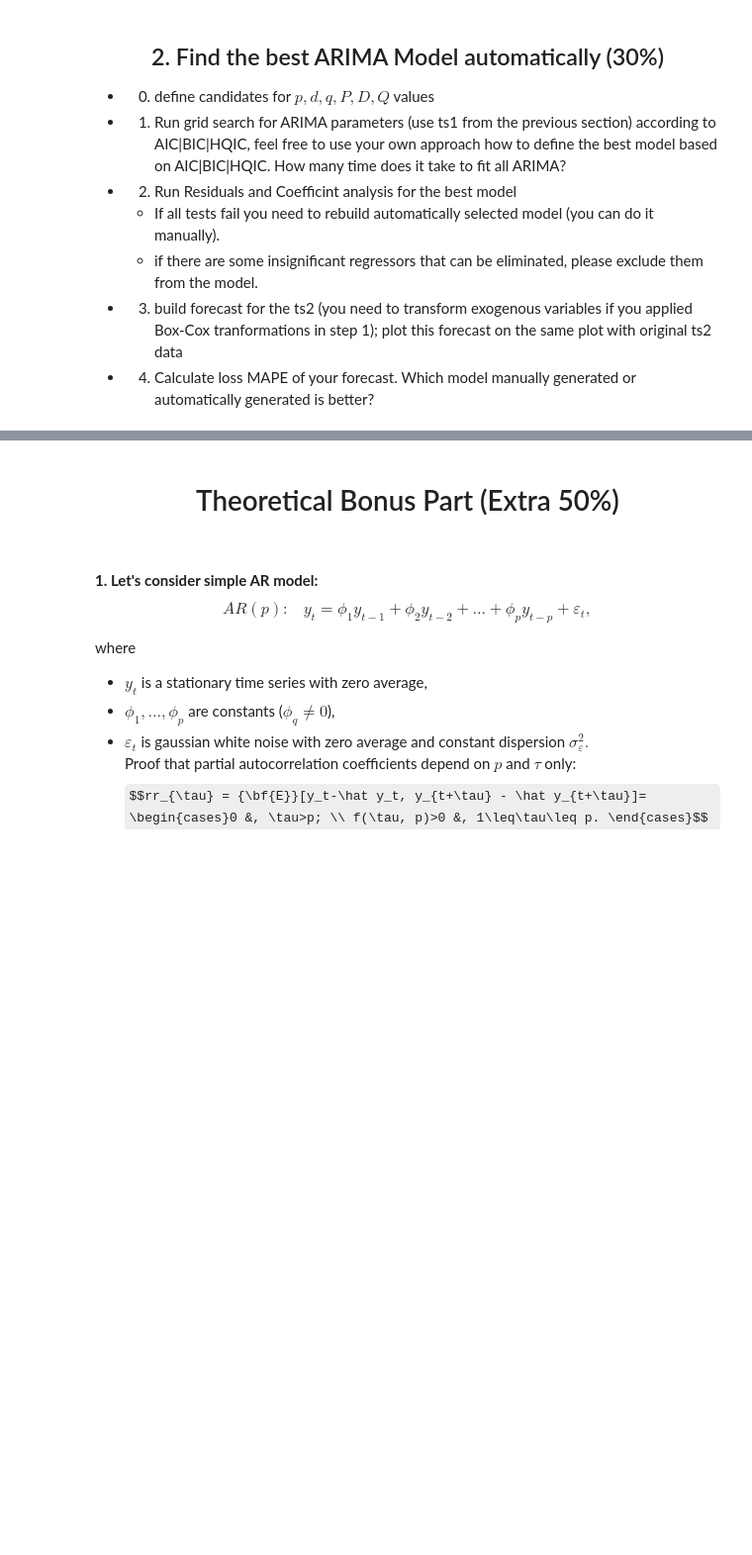
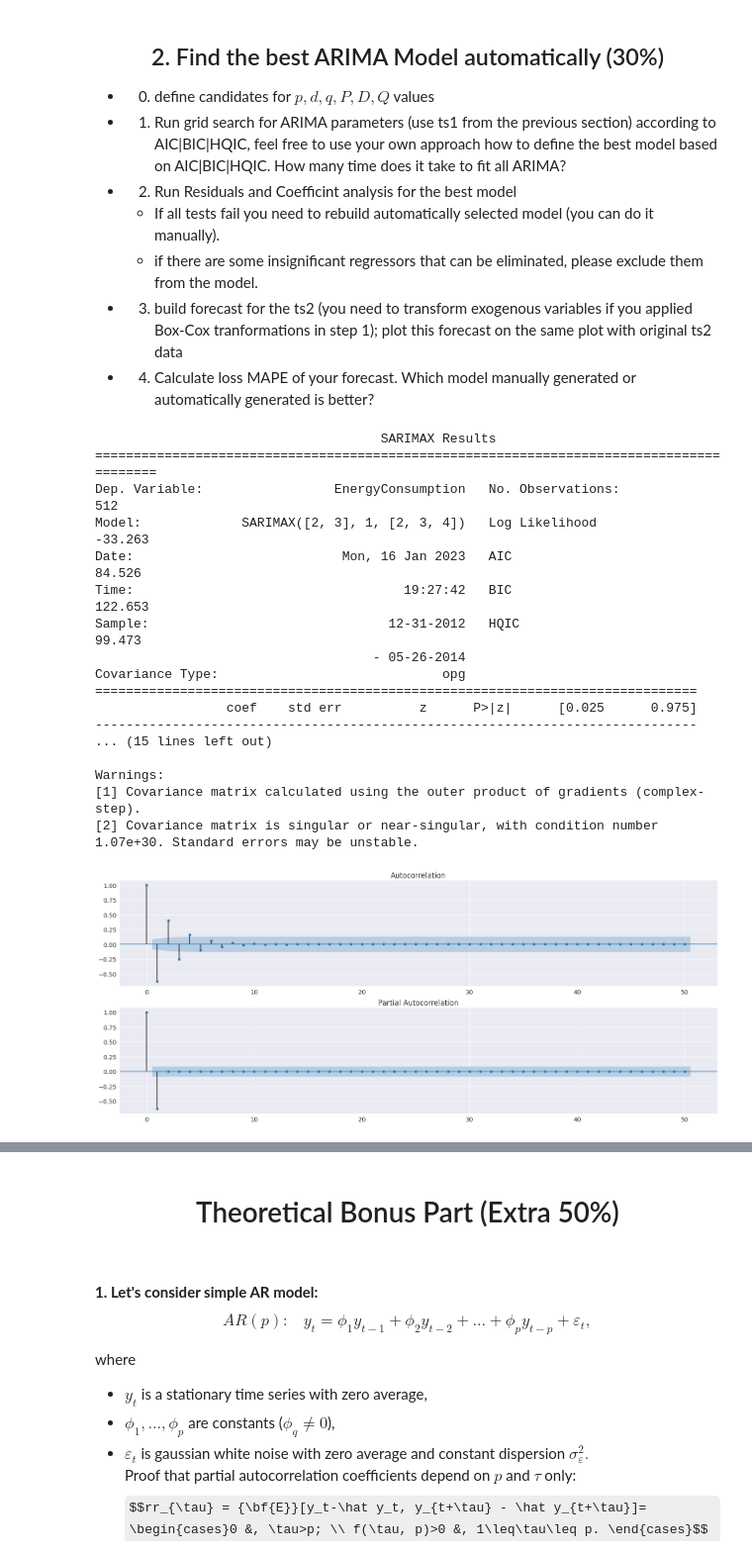
Before and after one commit to Kulikov17/MLDS_ATSF, a Jupyter notebook: hw_2/kulikov_w2022_23_hw2.ipynb, the cells around one changed output, grey strips where cells are left out. Shown at 99% size. Drawn from its saved outputs; the diff is of its cells as text; code cells hidden in the pictures; some formulas as TeX source; blank space fills up the shorter version.

```diff
--- a/hw_2/kulikov_w2022_23_hw2.ipynb
+++ b/hw_2/kulikov_w2022_23_hw2.ipynb
@@ -1018,0 +834,48 @@ legend = ax.legend(loc='lower right')
+# %%
+import itertools
+
+# define candidates for  𝑝,𝑑,𝑞  values. PDQ not needed.
+
+p_arr = list(itertools.combinations(range(2,5), 1)) + list(itertools.combinations(range(2,5), 2)) + list(itertools.combinations(range(2,5), 3))
+d = 1
+q_arr = list(itertools.combinations(range(2,5), 1)) + list(itertools.combinations(range(2,5), 2)) + list(itertools.combinations(range(2,5), 3))
+# %%
+# Grid search of the optimal arima model by maximal AIC value
+min_aic = np.inf
+arima_opt_aic = None
+
+count = 0
+
+for p in p_arr:
+  for q in q_arr:
+    ts_sdiff_1 = ts_sdiff[:-len(ts2)]
+    endog = ts_sdiff_1['EnergyConsumption']
+    exogs = ts_sdiff_1[['Saturday', 'Sunday', 'Temp1']]
+
+    arima_best = sm.tsa.SARIMAX(endog=endog, order=[p, d, q], exog=exogs).fit()
+    if arima_best.aic < min_aic:
+      min_aic = arima_best.aic
+      arima_opt_aic = arima_best
+
+
+print(arima_opt_aic.summary())
+plot_acf_pacf(arima_opt_aic, lags=50)
+# %% [output]
+                                     SARIMAX Results
+=========================================================================================
+Dep. Variable:                 EnergyConsumption   No. Observations:                  512
+Model:             SARIMAX([2, 3], 1, [2, 3, 4])   Log Likelihood                 -33.263
+Date:                           Mon, 16 Jan 2023   AIC                             84.526
+Time:                                   19:27:42   BIC                            122.653
+Sample:                               12-31-2012   HQIC                            99.473
+                                    - 05-26-2014
+Covariance Type:                             opg
+==============================================================================
+                 coef    std err          z      P>|z|      [0.025      0.975]
+------------------------------------------------------------------------------
+... (15 lines left out)
+
+Warnings:
+[1] Covariance matrix calculated using the outer product of gradients (complex-step).
+[2] Covariance matrix is singular or near-singular, with condition number 1.07e+30. Standard errors may be unstable.
+[figure, added]
```
Also changed, not shown: parts of 58 cells of this notebook.
